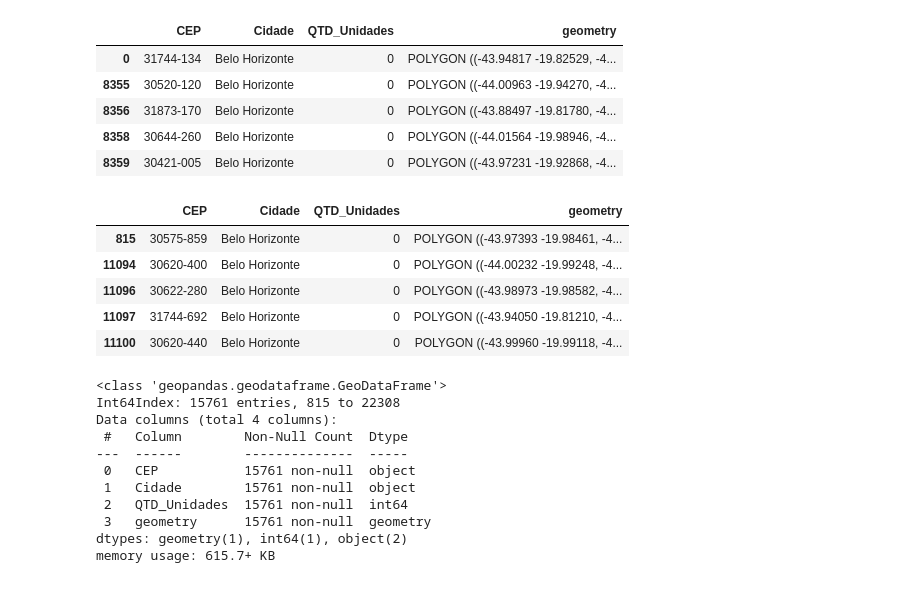
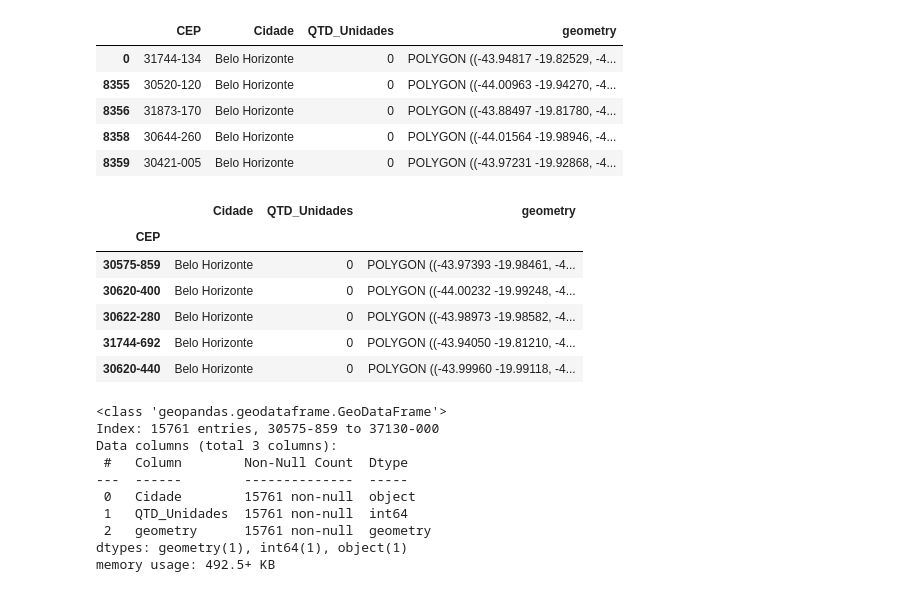
Before and after one commit to mcatrinque/areas-cep-mg, a Jupyter notebook: analise_area_cep_mg.ipynb, the cells around one changed output. Saved outputs shown, nothing was run; the diff lists cells and outputs as text; code cells hidden in the pictures.

```diff
--- a/analise_area_cep_mg.ipynb
+++ b/analise_area_cep_mg.ipynb
@@ -526,29 +545,30 @@ bh_area_cep.head()
 # %%
 mg_area_cep.drop(mg_area_cep[mg_area_cep['Cidade'] >= 'Belo Horizonte'].index, inplace = True)
 mg_area_cep = mg_area_cep.append(bh_area_cep)
 mg_area_cep = mg_area_cep.sort_values(by = 'QTD_Unidades')
+mg_area_cep.set_index('CEP', inplace=True)
 mg_area_cep.head()
 # %% [output]
-|  | CEP | Cidade | QTD_Unidades | geometry |
-| 815 | 30575-859 | Belo Horizonte | 0 | POLYGON ((-43.97393 -19.98461, -4... |
-| 11094 | 30620-400 | Belo Horizonte | 0 | POLYGON ((-44.00232 -19.99248, -4... |
-| 11096 | 30622-280 | Belo Horizonte | 0 | POLYGON ((-43.98973 -19.98582, -4... |
-| 11097 | 31744-692 | Belo Horizonte | 0 | POLYGON ((-43.94050 -19.81210, -4... |
-| 11100 | 30620-440 | Belo Horizonte | 0 | POLYGON ((-43.99960 -19.99118, -4... |
+|  | Cidade | QTD_Unidades | geometry |
+| CEP |  |  |  |
+| 30575-859 | Belo Horizonte | 0 | POLYGON ((-43.97393 -19.98461, -4... |
+| 30620-400 | Belo Horizonte | 0 | POLYGON ((-44.00232 -19.99248, -4... |
+| 30622-280 | Belo Horizonte | 0 | POLYGON ((-43.98973 -19.98582, -4... |
+| 31744-692 | Belo Horizonte | 0 | POLYGON ((-43.94050 -19.81210, -4... |
+| 30620-440 | Belo Horizonte | 0 | POLYGON ((-43.99960 -19.99118, -4... |
 # %%
 mg_area_cep.info()
 # %% [output]
 <class 'geopandas.geodataframe.GeoDataFrame'>
-Int64Index: 15761 entries, 815 to 22308
-Data columns (total 4 columns):
+Index: 15761 entries, 30575-859 to 37130-000
+Data columns (total 3 columns):
  #   Column        Non-Null Count  Dtype
 ---  ------        --------------  -----
- 0   CEP           15761 non-null  object
- 1   Cidade        15761 non-null  object
- 2   QTD_Unidades  15761 non-null  int64
- 3   geometry      15761 non-null  geometry
-dtypes: geometry(1), int64(1), object(2)
-memory usage: 615.7+ KB
+ 0   Cidade        15761 non-null  object
+ 1   QTD_Unidades  15761 non-null  int64
+ 2   geometry      15761 non-null  geometry
+dtypes: geometry(1), int64(1), object(1)
+memory usage: 492.5+ KB
 # %%
 mg_area_cep.to_csv('areas_cep_mg.csv', encoding='utf-8')
 files.download('areas_cep_mg.csv')
```
Also changed, not shown: parts of 8 cells of this notebook.
